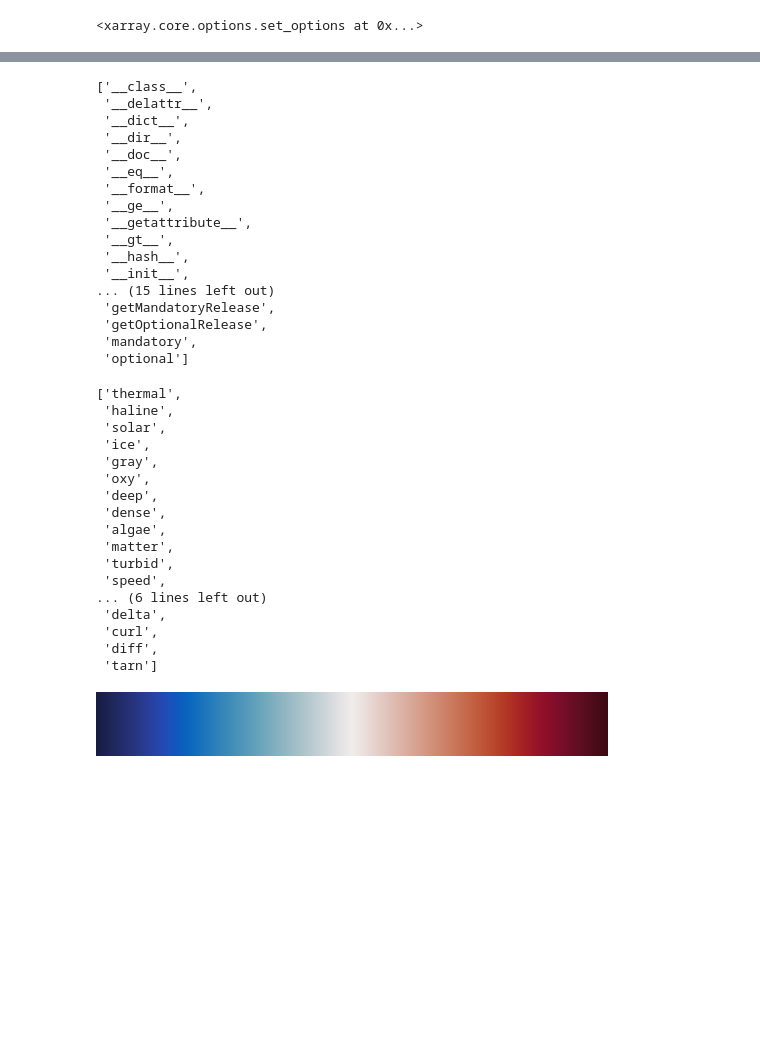
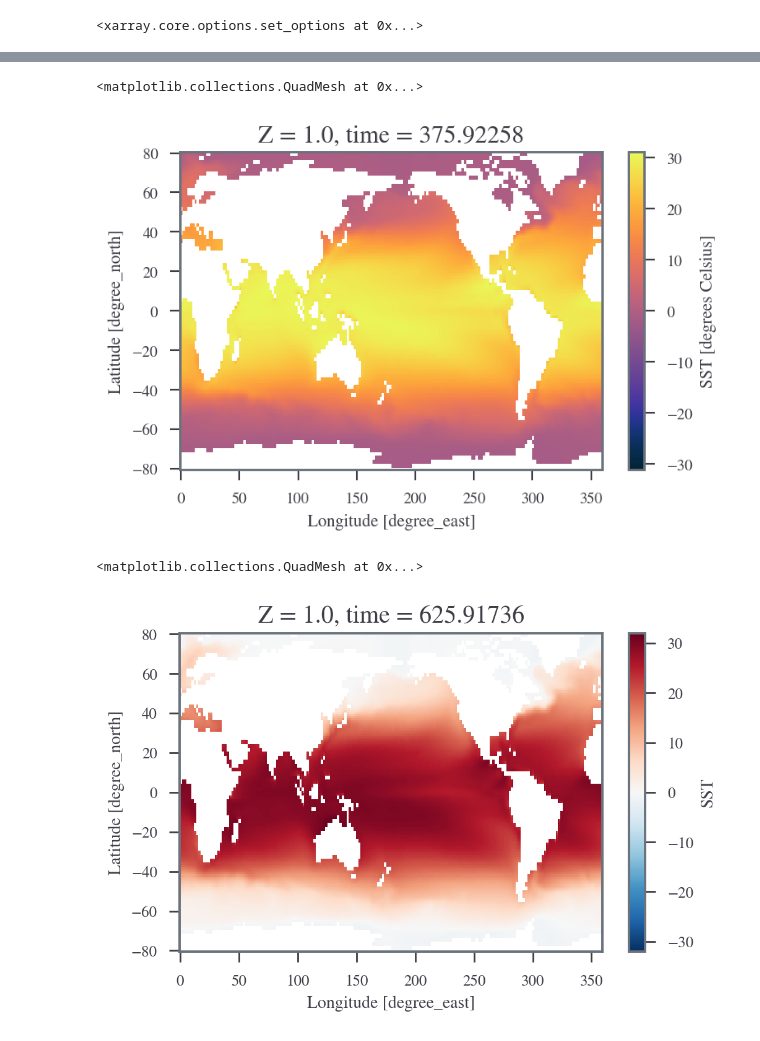
Before and after one commit to sdat2/seager19, a Jupyter notebook: notebooks/exploratory/animate-sst.ipynb, the cells around one changed output, grey strips where cells are left out. Saved outputs shown, nothing was run; the diff lists cells and outputs as text; code cells hidden in the pictures; blank space fills up the shorter version.

```diff
--- a/notebooks/exploratory/animate-sst.ipynb
+++ b/notebooks/exploratory/animate-sst.ipynb
@@ -46,40 +61,0 @@ IndexError: index 600 is out of bounds for axis 0 with size 25
-# %%
-dir(cmocean.absolute_import)
-# %% [output]
-['__class__',
- '__delattr__',
- '__dict__',
- '__dir__',
- '__doc__',
- '__eq__',
- '__format__',
- '__ge__',
- '__getattribute__',
- '__gt__',
- '__hash__',
- '__init__',
-... (15 lines left out)
- 'getMandatoryRelease',
- 'getOptionalRelease',
- 'mandatory',
- 'optional']
-# %%
-cmocean.cm.cmapnames
-# %% [output]
-['thermal',
- 'haline',
- 'solar',
- 'ice',
- 'gray',
- 'oxy',
- 'deep',
- 'dense',
- 'algae',
- 'matter',
- 'turbid',
- 'speed',
-... (6 lines left out)
- 'delta',
- 'curl',
- 'diff',
- 'tarn']
@@ -88,4 +62,10 @@ import cmocean
-# %%
-cmocean.cm.balance
-# %% [output]
-[figure, removed]
+# %%
+sst.where(sst != 0).isel(time=400, Z=0).plot(cmap=cmap("sst"))
+# %% [output]
+<matplotlib.collections.QuadMesh at 0x...>
+[figure, added]
+# %%
+ SST.where(SST!=0).isel(Z=0, time=650).plot()
+# %% [output]
+<matplotlib.collections.QuadMesh at 0x...>
+[figure, added]
```
Also changed, not shown: parts of 10 cells of this notebook, 5 other files.
